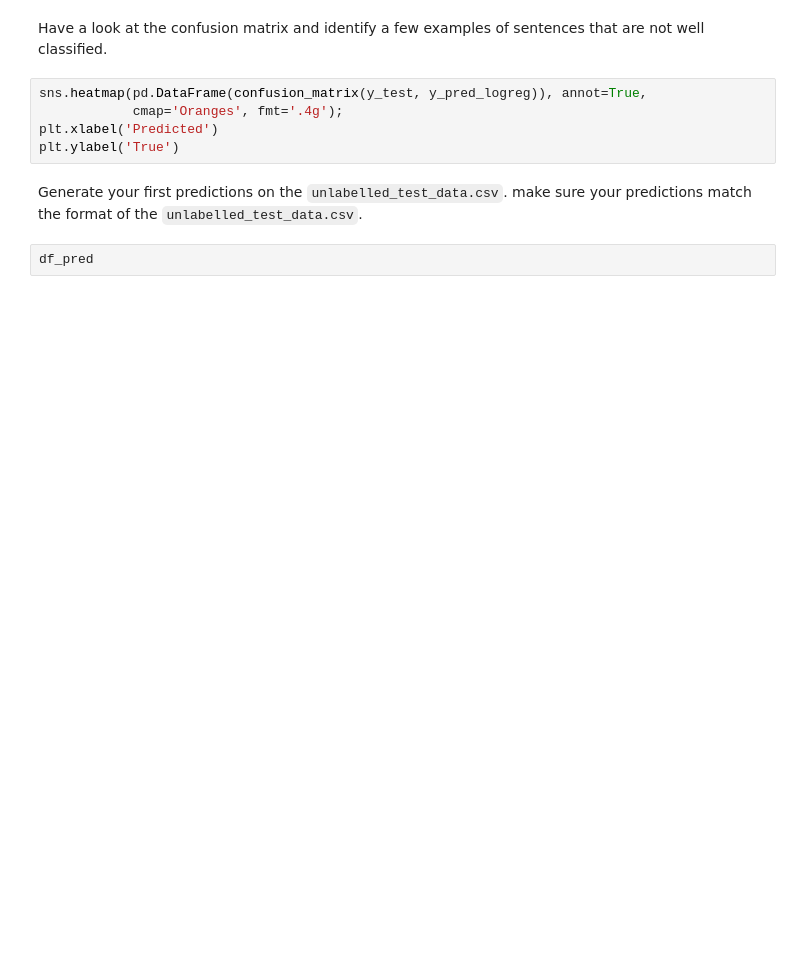
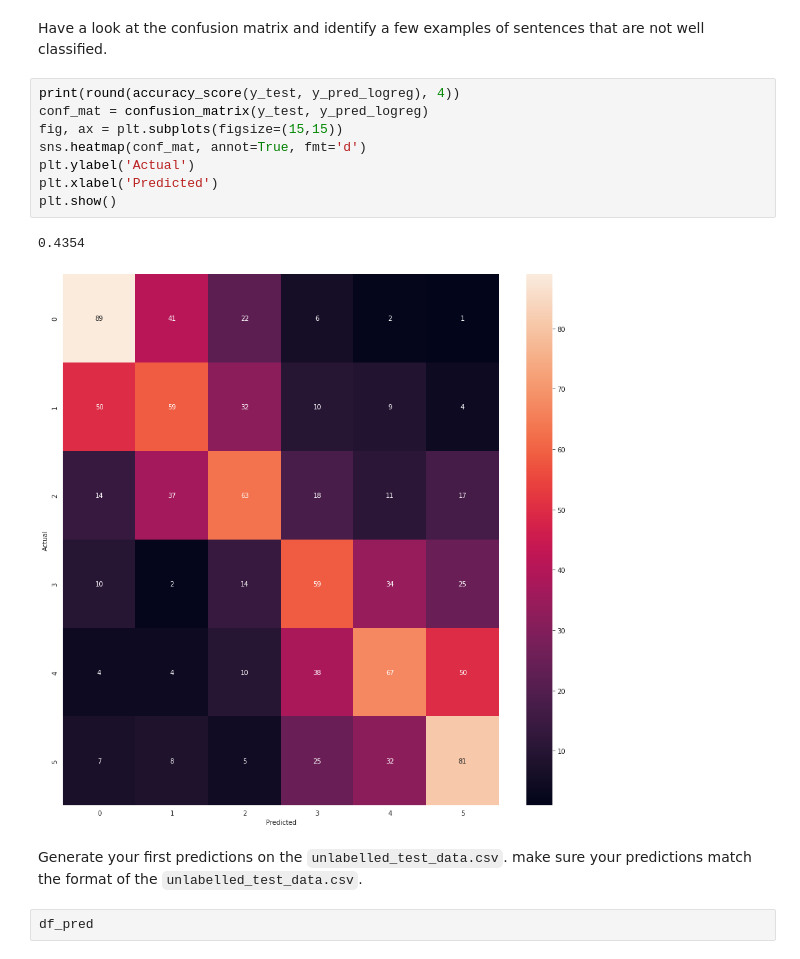
Before and after one commit to pierredevillers/DMML2022_Coop, a Jupyter notebook: Project_Coop_2022.ipynb, the cells around one changed output. Drawn from its saved outputs; the diff is of its cells as text; blank space fills up the shorter version.

```diff
--- a/Project_Coop_2022.ipynb
+++ b/Project_Coop_2022.ipynb
@@ -292,10 +426,16 @@ print(f"F1 score:\n{logreg_f1_score:.4f}")
 # %% [markdown]
 Have a look at the confusion matrix and identify a few examples of sentences that are not well classified.
-# %%
-sns.heatmap(pd.DataFrame(confusion_matrix(y_test, y_pred_logreg)), annot=True,
-            cmap='Oranges', fmt='.4g');
-plt.xlabel('Predicted')
-plt.ylabel('True')
+# %%
+print(round(accuracy_score(y_test, y_pred_logreg), 4))
+conf_mat = confusion_matrix(y_test, y_pred_logreg)
+fig, ax = plt.subplots(figsize=(15,15))
+sns.heatmap(conf_mat, annot=True, fmt='d')
+plt.ylabel('Actual')
+plt.xlabel('Predicted')
+plt.show()
+# %% [output]
+0.4354
+[figure, added]
 # %% [markdown]
 Generate your first predictions on the `unlabelled_test_data.csv`. make sure your predictions match the format of the `unlabelled_test_data.csv`.
 # %%
```
Also changed, not shown: parts of 54 cells of this notebook.
